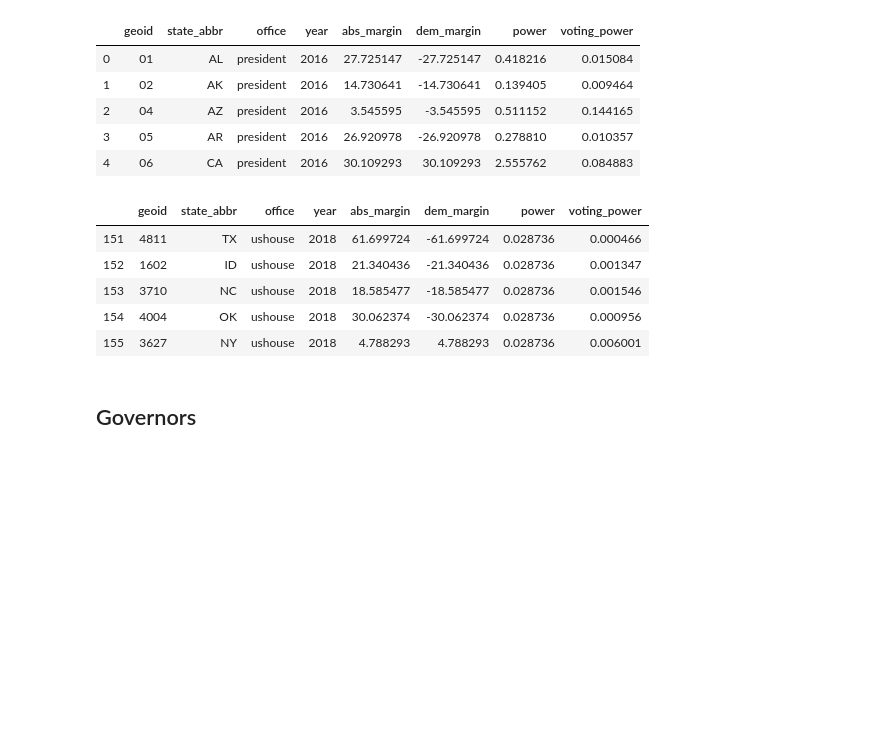
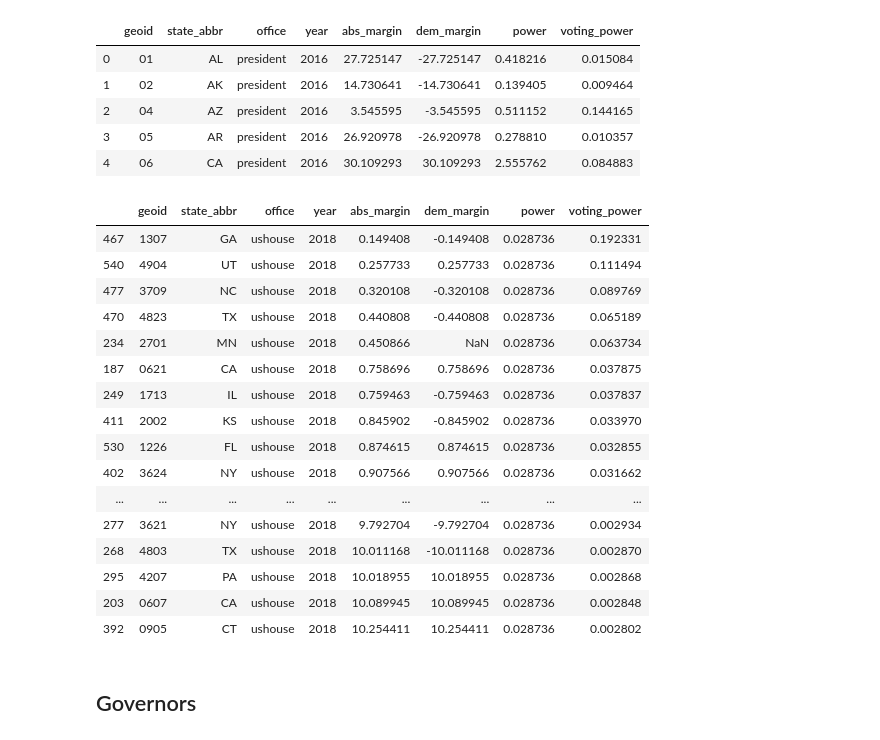
Before and after one commit to psthomas/voting-power-comprehensive, a Jupyter notebook: elections_2020.ipynb, the cells around one changed output. Cells and saved outputs as stored; diff of their text form; code cells hidden in the pictures; blank space fills up the shorter version.

```diff
--- a/elections_2020.ipynb
+++ b/elections_2020.ipynb
@@ -229,15 +240,29 @@ president_df.head()
 | 2 | 04 | AZ | president | 2016 | 3.545595 | -3.545595 | 0.511152 | 0.144165 |
 | 3 | 05 | AR | president | 2016 | 26.920978 | -26.920978 | 0.278810 | 0.010357 |
 | 4 | 06 | CA | president | 2016 | 30.109293 | 30.109293 | 2.555762 | 0.084883 |
-# %%
-ushouse_df.head()
-# %% [output]
-|  | geoid | state_abbr | office | year | abs_margin | dem_margin | power | voting_power |
-| 151 | 4811 | TX | ushouse | 2018 | 61.699724 | -61.699724 | 0.028736 | 0.000466 |
-| 152 | 1602 | ID | ushouse | 2018 | 21.340436 | -21.340436 | 0.028736 | 0.001347 |
-| 153 | 3710 | NC | ushouse | 2018 | 18.585477 | -18.585477 | 0.028736 | 0.001546 |
-| 154 | 4004 | OK | ushouse | 2018 | 30.062374 | -30.062374 | 0.028736 | 0.000956 |
-| 155 | 3627 | NY | ushouse | 2018 | 4.788293 | 4.788293 | 0.028736 | 0.006001 |
+# %%
+from IPython.display import display
+
+with pd.option_context('display.max_rows', 500):
+    display(ushouse_df.sort_values(by='abs_margin', ascending=True).head(100))
+# %% [output]
+|  | geoid | state_abbr | office | year | abs_margin | dem_margin | power | voting_power |
+| 467 | 1307 | GA | ushouse | 2018 | 0.149408 | -0.149408 | 0.028736 | 0.192331 |
+| 540 | 4904 | UT | ushouse | 2018 | 0.257733 | 0.257733 | 0.028736 | 0.111494 |
+| 477 | 3709 | NC | ushouse | 2018 | 0.320108 | -0.320108 | 0.028736 | 0.089769 |
+| 470 | 4823 | TX | ushouse | 2018 | 0.440808 | -0.440808 | 0.028736 | 0.065189 |
+| 234 | 2701 | MN | ushouse | 2018 | 0.450866 | NaN | 0.028736 | 0.063734 |
+| 187 | 0621 | CA | ushouse | 2018 | 0.758696 | 0.758696 | 0.028736 | 0.037875 |
+| 249 | 1713 | IL | ushouse | 2018 | 0.759463 | -0.759463 | 0.028736 | 0.037837 |
+| 411 | 2002 | KS | ushouse | 2018 | 0.845902 | -0.845902 | 0.028736 | 0.033970 |
+| 530 | 1226 | FL | ushouse | 2018 | 0.874615 | 0.874615 | 0.028736 | 0.032855 |
+| 402 | 3624 | NY | ushouse | 2018 | 0.907566 | 0.907566 | 0.028736 | 0.031662 |
+| ... | ... | ... | ... | ... | ... | ... | ... | ... |
+| 277 | 3621 | NY | ushouse | 2018 | 9.792704 | -9.792704 | 0.028736 | 0.002934 |
+| 268 | 4803 | TX | ushouse | 2018 | 10.011168 | -10.011168 | 0.028736 | 0.002870 |
+| 295 | 4207 | PA | ushouse | 2018 | 10.018955 | 10.018955 | 0.028736 | 0.002868 |
+| 203 | 0607 | CA | ushouse | 2018 | 10.089945 | 10.089945 | 0.028736 | 0.002848 |
+| 392 | 0905 | CT | ushouse | 2018 | 10.254411 | 10.254411 | 0.028736 | 0.002802 |
 # %% [markdown]
 ## Governors
 # %%
```
Also changed, not shown: parts of 3 cells of this notebook, 1 other file.
